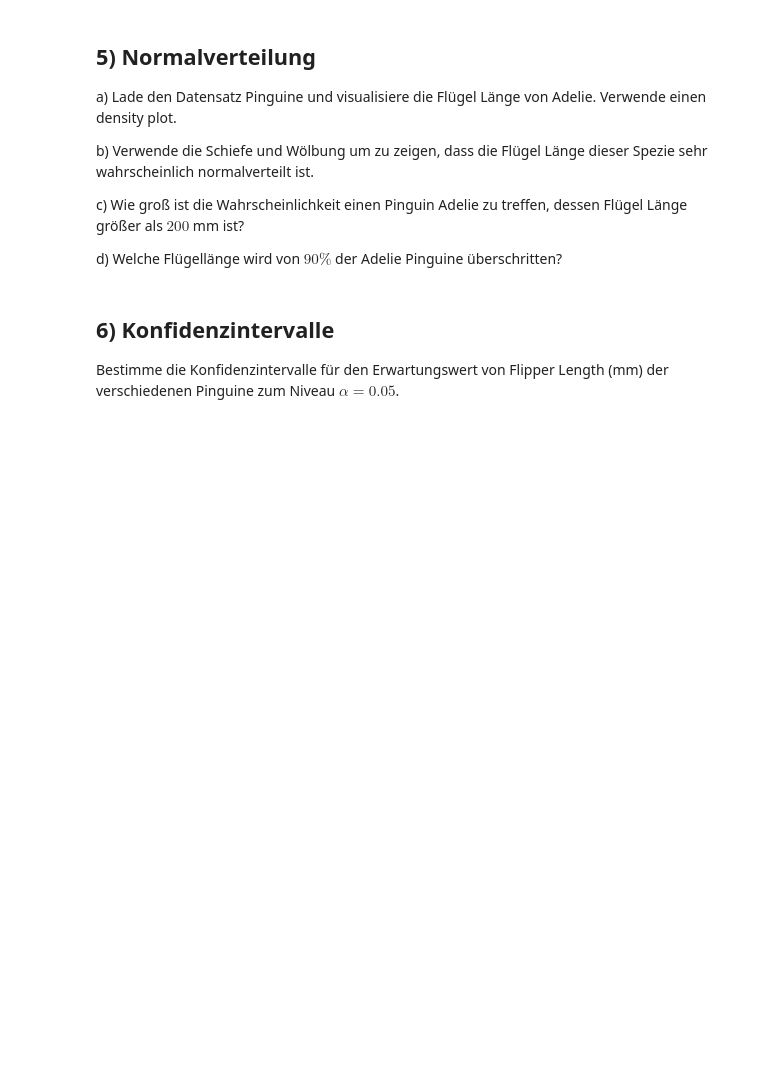
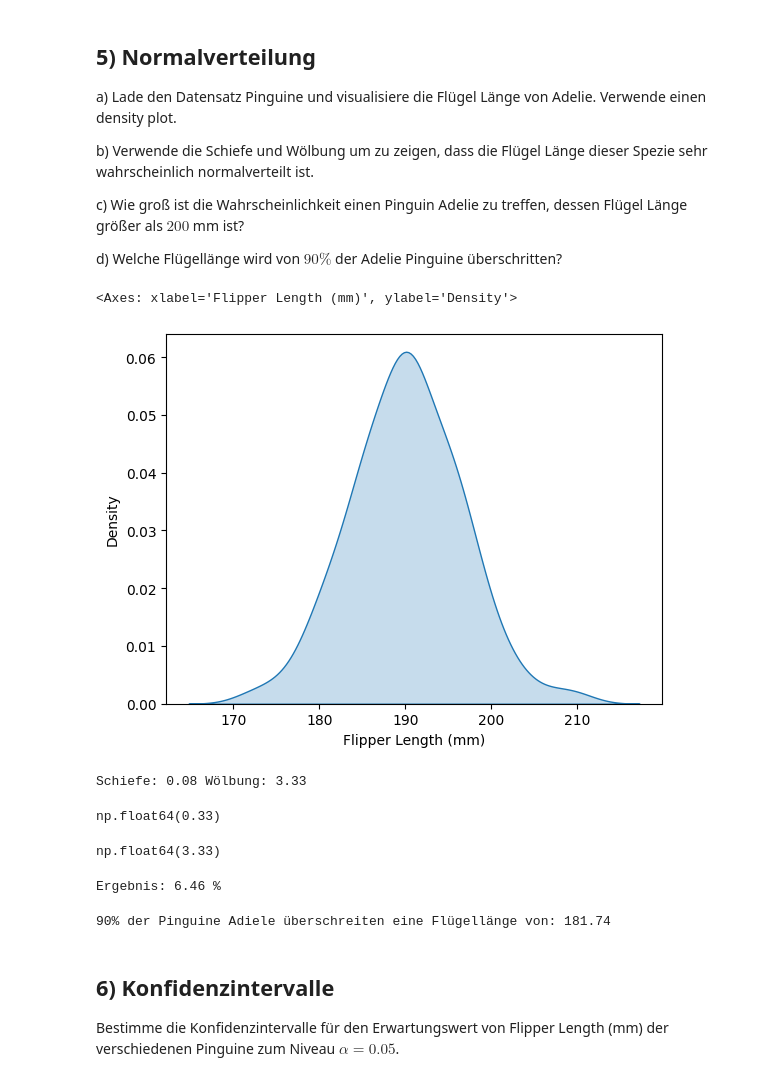
Before and after one commit to lukas3482/wahrscheinlichkeitsrechnung, a Jupyter notebook: homework/Aufgabenblatt-2/Aufgabenblatt2-EIT-Solution.ipynb, the cells around one changed output. Saved outputs shown, nothing was run; the diff lists cells and outputs as text; code cells hidden in the pictures; blank space fills up the shorter version.

```diff
--- a/homework/Aufgabenblatt-2/Aufgabenblatt2-EIT-Solution.ipynb
+++ b/homework/Aufgabenblatt-2/Aufgabenblatt2-EIT-Solution.ipynb
@@ -266,39 +307,54 @@ d) Welche Flügellänge wird von $90\%$ der Adelie Pinguine überschritten?
 # %%
 ## a)
 
-penguins = pd.read_excel('C:/Users/plka/OneDrive - FH Vorarlberg/_work/Lehre/WS_IDI_AngewandteStatsDataAnalytics_BSc/Datasets/penguin/penguinsSmall.xlsx', index_col=0)
+penguins = pd.read_excel('./data/penguinsSmall.xlsx', index_col=0)
 
 Adelie = penguins[penguins.Species == "Adelie"] ## filter for the species
 Adelie.head()
 
 sn.kdeplot(data=Adelie, x="Flipper Length (mm)", fill=True)
+# %% [output]
+<Axes: xlabel='Flipper Length (mm)', ylabel='Density'>
+[figure, added]
 # %%
 ## b) Skewness und Kurtosis
-
+# Skew und Kurz berechnen
 skew_Adelie = round(skew(Adelie["Flipper Length (mm)"]), 2)
-kurtosis_Adelie = round(kurtosis(Adelie["Flipper Length (mm)"], fisher = False), 2)
-
-print('Die Schiefe beträgt: {0} und die Wölbung beträgt: {1}'.format(skew_Adelie, kurtosis_Adelie))
+kurt_Adelie = round(kurtosis(Adelie["Flipper Length (mm)"], fisher = False), 2)
+print('Schiefe: {0} Wölbung: {1}'.format(skew_Adelie, kurt_Adelie))
+# %% [output]
+Schiefe: 0.08 Wölbung: 3.33
 # %%
 round(kurtosis(Adelie["Flipper Length (mm)"]), 2)
+# %% [output]
+np.float64(0.33)
 # %%
 round(kurtosis(Adelie["Flipper Length (mm)"], fisher = False), 2)
+# %% [output]
+np.float64(3.33)
 # %%
 ## c) Wie groß ist die Wahrscheinlichkeit einen Pinguin Adelie zu treffen, dessen Flügel Länge größer als $200$ mm ist?
 
+# Wahrscheinlichkeit das Flügellänger > 200mm
 loc = Adelie["Flipper Length (mm)"].mean()
-scale = Adelie["Flipper Length (mm)"].std(ddof = 1) # verwende ddof = 1 für eine Stichprobe
-
+scale = Adelie["Flipper Length (mm)"].std(ddof = 1)
 res = round( (1 - norm.cdf(200,loc=loc,scale=scale) )*100 , 2)
 
 print('Ergebnis: {} %'.format(res))
+# %% [output]
+Ergebnis: 6.46 %
 # %%
 ## d) Welche Flügellänge wird von 90% der Adelie Pinguine überschritten?
 # --> wieviele werden von 10% unterschritten
 
+# Welche länge wird von 90% Überschritten?
+loc = Adelie["Flipper Length (mm)"].mean()
+scale = Adelie["Flipper Length (mm)"].std(ddof = 1)
 res = round(norm.ppf(0.10, loc=loc, scale=scale) ,2)
 
 print('90% der Pinguine Adiele überschreiten eine Flügellänge von: {}'.format(res))
+# %% [output]
+90% der Pinguine Adiele überschreiten eine Flügellänge von: 181.74
 # %% [markdown]
 ## 6) Konfidenzintervalle
 
```
Also changed, not shown: parts of 20 cells of this notebook, 6 other files.
